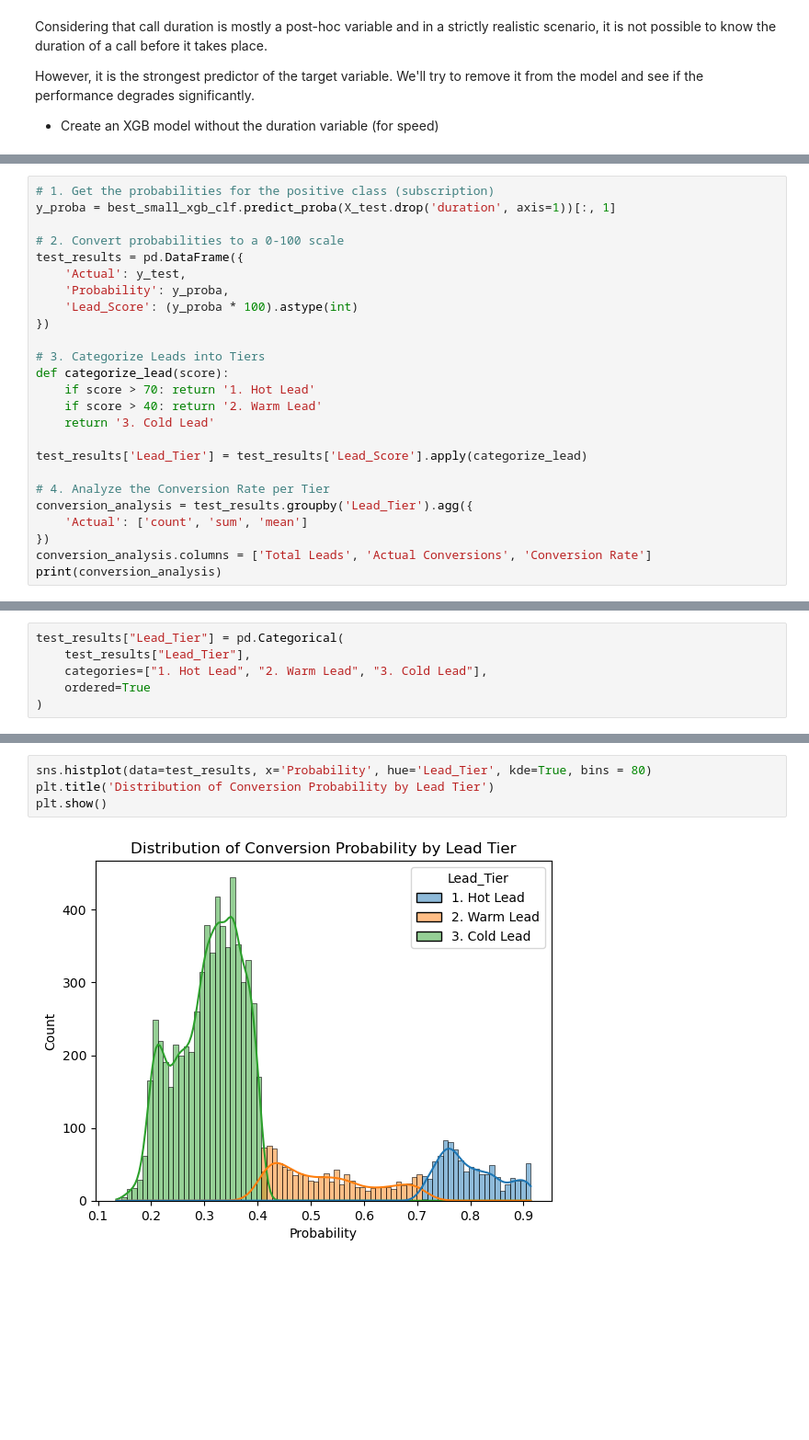
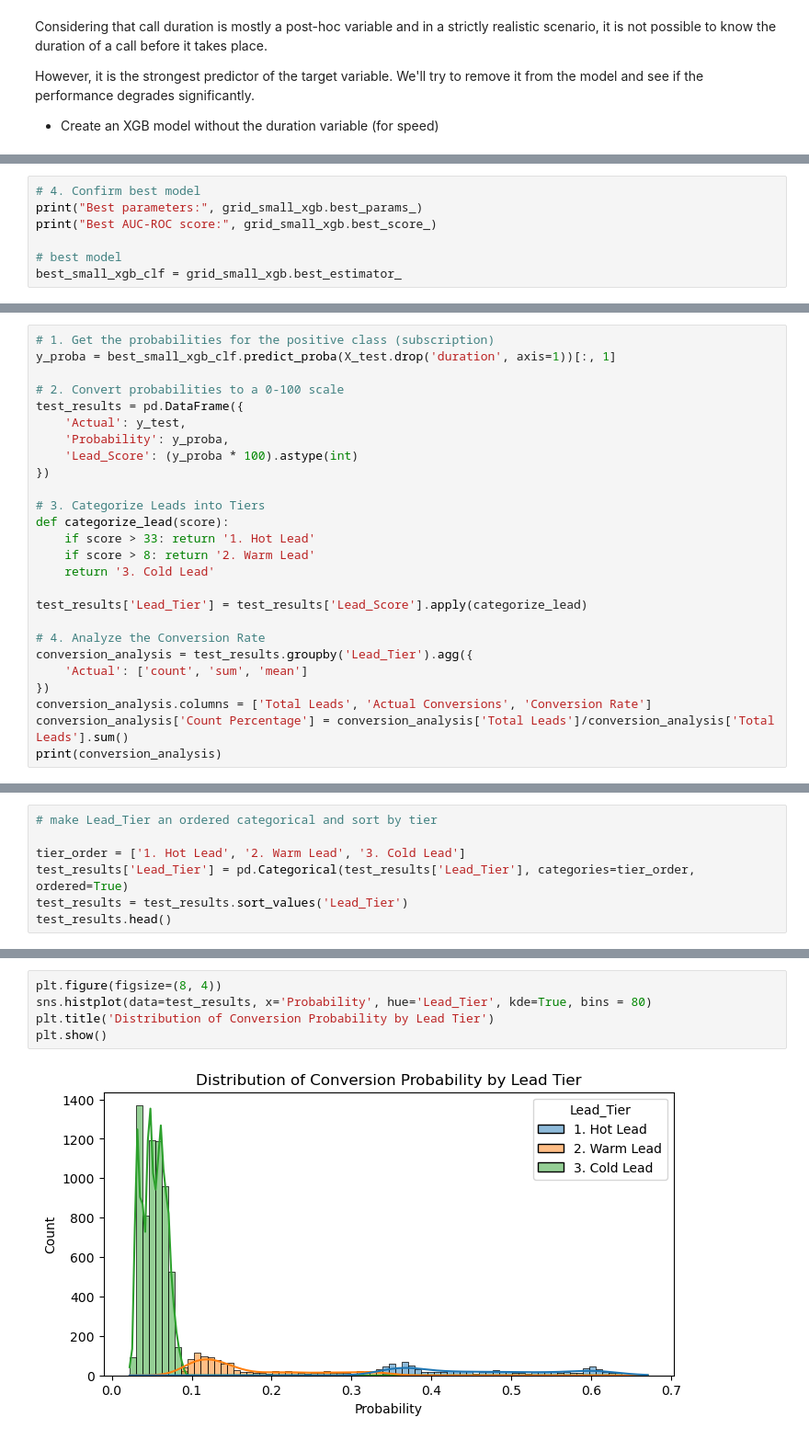
Before and after one commit to hjx2020/bank-marketing, a Jupyter notebook: bank_marketing_analysis.ipynb, the cells around one changed output, grey strips where cells are left out. Shown at 92% size. Drawn from its saved outputs; the diff is of its cells as text; blank space fills up the shorter version.

Commit message:
Updated the models

```diff
--- a/bank_marketing_analysis.ipynb
+++ b/bank_marketing_analysis.ipynb
@@ -1073,0 +2058,7 @@ It is detrimental to the model if removing the call duration feature. For the cl
+# %%
+# 4. Confirm best model
+print("Best parameters:", grid_small_xgb.best_params_)
+print("Best AUC-ROC score:", grid_small_xgb.best_score_)
+
+# best model
+best_small_xgb_clf = grid_small_xgb.best_estimator_
@@ -1084,16 +2139,17 @@ test_results = pd.DataFrame({
 
 # 3. Categorize Leads into Tiers
 def categorize_lead(score):
-    if score > 70: return '1. Hot Lead'
-    if score > 40: return '2. Warm Lead'
+    if score > 33: return '1. Hot Lead'
+    if score > 8: return '2. Warm Lead'
     return '3. Cold Lead'
 
 test_results['Lead_Tier'] = test_results['Lead_Score'].apply(categorize_lead)
 
-# 4. Analyze the Conversion Rate per Tier
+# 4. Analyze the Conversion Rate
 conversion_analysis = test_results.groupby('Lead_Tier').agg({
     'Actual': ['count', 'sum', 'mean']
 })
 conversion_analysis.columns = ['Total Leads', 'Actual Conversions', 'Conversion Rate']
+conversion_analysis['Count Percentage'] = conversion_analysis['Total Leads']/conversion_analysis['Total Leads'].sum()
 print(conversion_analysis)
 # %% [output]
@@ -1114,6 +2167,7 @@ test_results.head()
-# %%
-test_results["Lead_Tier"] = pd.Categorical(
-    test_results["Lead_Tier"],
-    categories=["1. Hot Lead", "2. Warm Lead", "3. Cold Lead"],
-    ordered=True
-)
+# %%
+# make Lead_Tier an ordered categorical and sort by tier
+
+tier_order = ['1. Hot Lead', '2. Warm Lead', '3. Cold Lead']
+test_results['Lead_Tier'] = pd.Categorical(test_results['Lead_Tier'], categories=tier_order, ordered=True)
+test_results = test_results.sort_values('Lead_Tier')
+test_results.head()
@@ -1120,6 +2181,7 @@ test_results["Lead_Tier"] = pd.Categorical(
 # %%
+plt.figure(figsize=(8, 4))
 sns.histplot(data=test_results, x='Probability', hue='Lead_Tier', kde=True, bins = 80)
 plt.title('Distribution of Conversion Probability by Lead Tier')
 plt.show()
 # %% [output]
-[figure, old version]
+[figure, new version]
```
Also changed, not shown: parts of 168 cells of this notebook, 13 other files.
